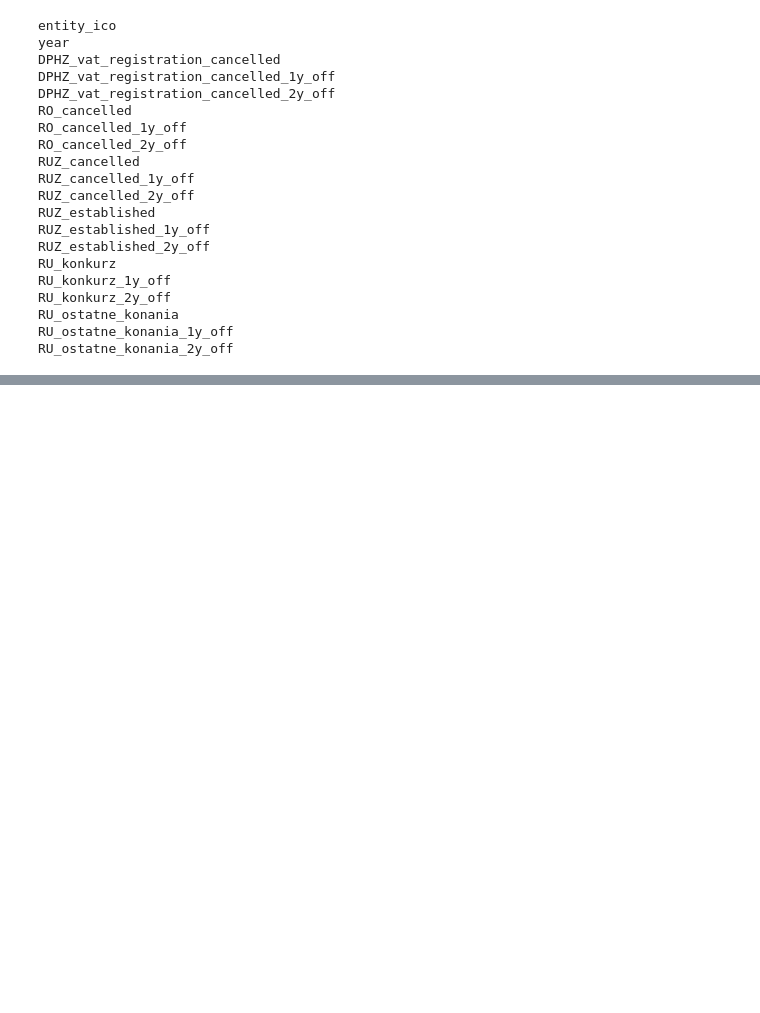
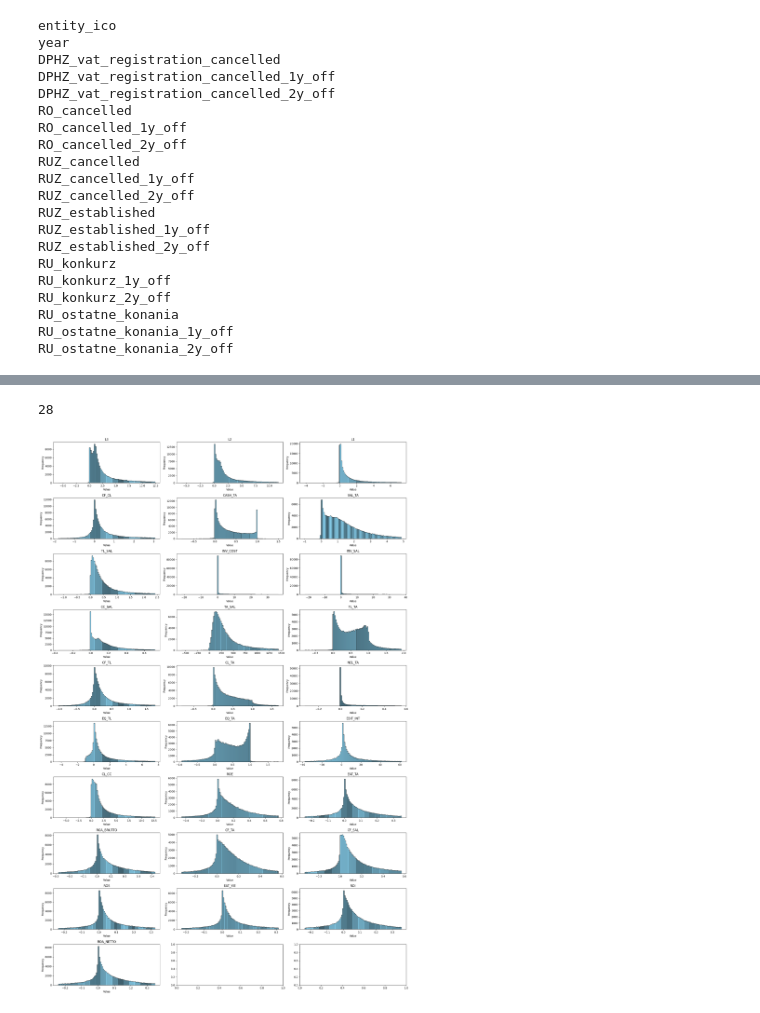
Before and after one commit to rohalmatus/financial-distress-models, a Jupyter notebook: CODE/EXPLORATORY/eda_01.ipynb, the cells around one changed output, grey strips where cells are left out. Saved outputs shown, nothing was run; the diff lists cells and outputs as text; code cells hidden in the pictures; blank space fills up the shorter version.

```diff
--- a/CODE/EXPLORATORY/eda_01.ipynb
+++ b/CODE/EXPLORATORY/eda_01.ipynb
@@ -71,3 +75,6 @@ Index(['entity_ico', 2014, 2015, 2016, 2017, 2018, 2019, 'count'], dtype='object
 bool_wide.columns = ['entity_ico', 'y14', 'y15', 'y16', 'y17', 'y18', 'y19', 'count']
 # %%
 entity_ico_list = list(bool_wide.query('count > 2 and y16 and y17')['entity_ico'].unique())
+
+merged_df.query('entity_ico in @entity_ico_list', inplace= True)
+merged_df
@@ -140,0 +181,10 @@ RU_ostatne_konania_2y_off
+# %%
+predictors = ['L3', 'L2', 'L1', 'CF_CL', 'CASH_TA',
+       'SAL_TA', 'TL_SAL', 'INV_COST', 'INV_SAL', 'CC_SAL', 'TA_SAL', 'TL_TA',
+       'CF_TL', 'CL_TA', 'NCL_TA', 'EQ_TL', 'EQ_TA', 'EBIT_INT', 'CL_CC',
+       'ROE', 'EAT_TA', 'ROA_BRUTTO', 'CF_TA', 'CF_SAL', 'ROS', 'EAT_YIE',
+       'ROI', 'ROA_NETTO']
+
+print(len(predictors))
+# %% [output]
+28
@@ -140,0 +208,36 @@ RU_ostatne_konania_2y_off
+# %%
+def plot_histograms(df, columns):
+    # Plotting the histograms
+    fig, axes = plt.subplots(nrows=int(len(columns) / 3) + 1, ncols=3, figsize=(20, 30))
+    axes = axes.flatten()
+
+    for i, column in enumerate(columns):
+        ax = axes[i]
+
+        data = df[column]
+
+        Q1 = data.quantile(0.25)
+        Q3 = data.quantile(0.75)
+
+        IQR = Q3 - Q1
+
+        lower_bound = Q1 - 1.5 * IQR
+        upper_bound = Q3 + 1.5 * IQR
+
+        cleaned_data = data[~((data < lower_bound) | (data > upper_bound))]
+
+        bin_width = 2 * IQR / (len(cleaned_data) ** (1/3))
+
+        num_bins = int(np.ceil((np.max(cleaned_data) - np.min(cleaned_data)) / bin_width))
+
+        ax.hist(cleaned_data, bins=num_bins, color='skyblue', edgecolor='black')
+        ax.set_title(column)
+        ax.set_xlabel('Value')
+        ax.set_ylabel('Frequency')
+
+    plt.tight_layout()
+    plt.show()
+# %%
+plot_histograms(merged_df.query('year == 2018 and period_length == 12 and SAL != 0'), predictors)
+# %% [output]
+[figure, added]
```
Also changed, not shown: parts of 14 cells of this notebook, 2 other files.
